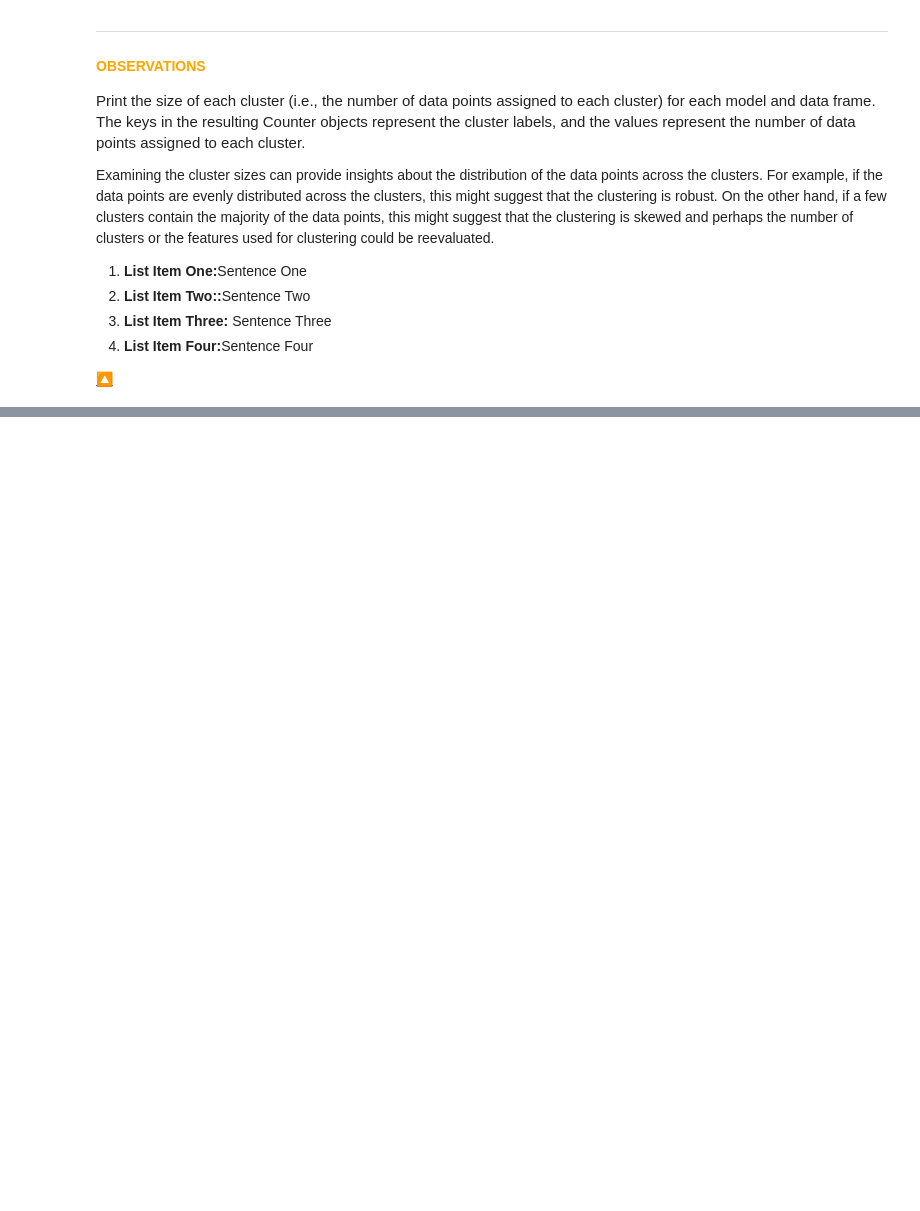
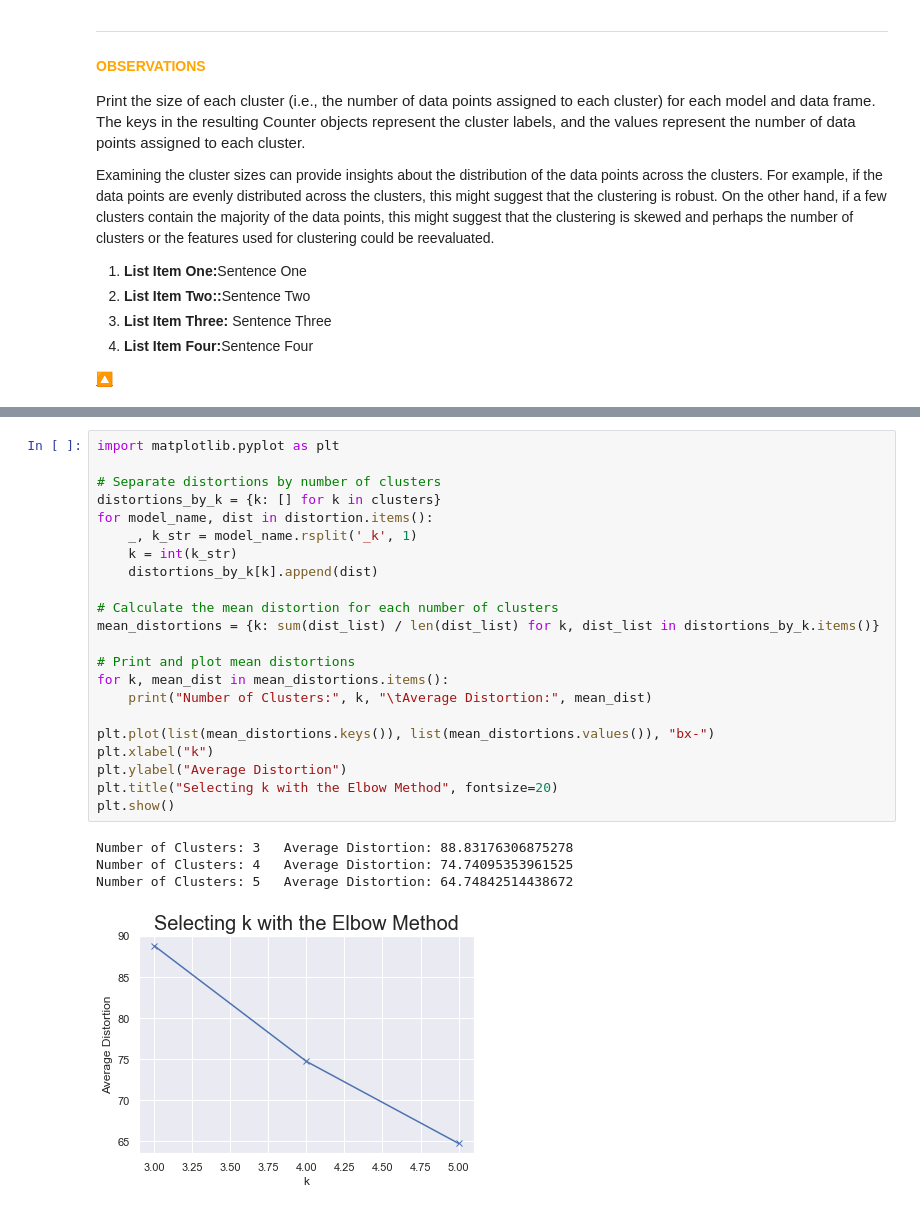
Before and after one commit to stevearchuleta/Superstore_Project_2023, a Jupyter notebook: jupyter_notebooks/Unsupervised Learning.ipynb, the cells around one changed output, grey strips where cells are left out. Drawn from its saved outputs; the diff is of its cells as text; blank space fills up the shorter version.

Commit message:
Unsupervised Learning Segmentation and Clustering part 2

```diff
--- a/jupyter_notebooks/Unsupervised Learning.ipynb
+++ b/jupyter_notebooks/Unsupervised Learning.ipynb
@@ -823,0 +696,27 @@ print("Inertia and Distortion for returns_cleaned_k5:\n", model_k5_returns_clean
+# %%
+import matplotlib.pyplot as plt
+
+# Separate distortions by number of clusters
+distortions_by_k = {k: [] for k in clusters}
+for model_name, dist in distortion.items():
+    _, k_str = model_name.rsplit('_k', 1)
+    k = int(k_str)
+    distortions_by_k[k].append(dist)
+
+# Calculate the mean distortion for each number of clusters
+mean_distortions = {k: sum(dist_list) / len(dist_list) for k, dist_list in distortions_by_k.items()}
+
+# Print and plot mean distortions
+for k, mean_dist in mean_distortions.items():
+    print("Number of Clusters:", k, "\tAverage Distortion:", mean_dist)
+
+plt.plot(list(mean_distortions.keys()), list(mean_distortions.values()), "bx-")
+plt.xlabel("k")
+plt.ylabel("Average Distortion")
+plt.title("Selecting k with the Elbow Method", fontsize=20)
+plt.show()
+# %% [output]
+Number of Clusters: 3   Average Distortion: 88.83176306875278
+Number of Clusters: 4   Average Distortion: 74.74095353961525
+Number of Clusters: 5   Average Distortion: 64.74842514438672
+[figure, added]
```
Also changed, not shown: parts of 35 cells of this notebook, 5 other files.
